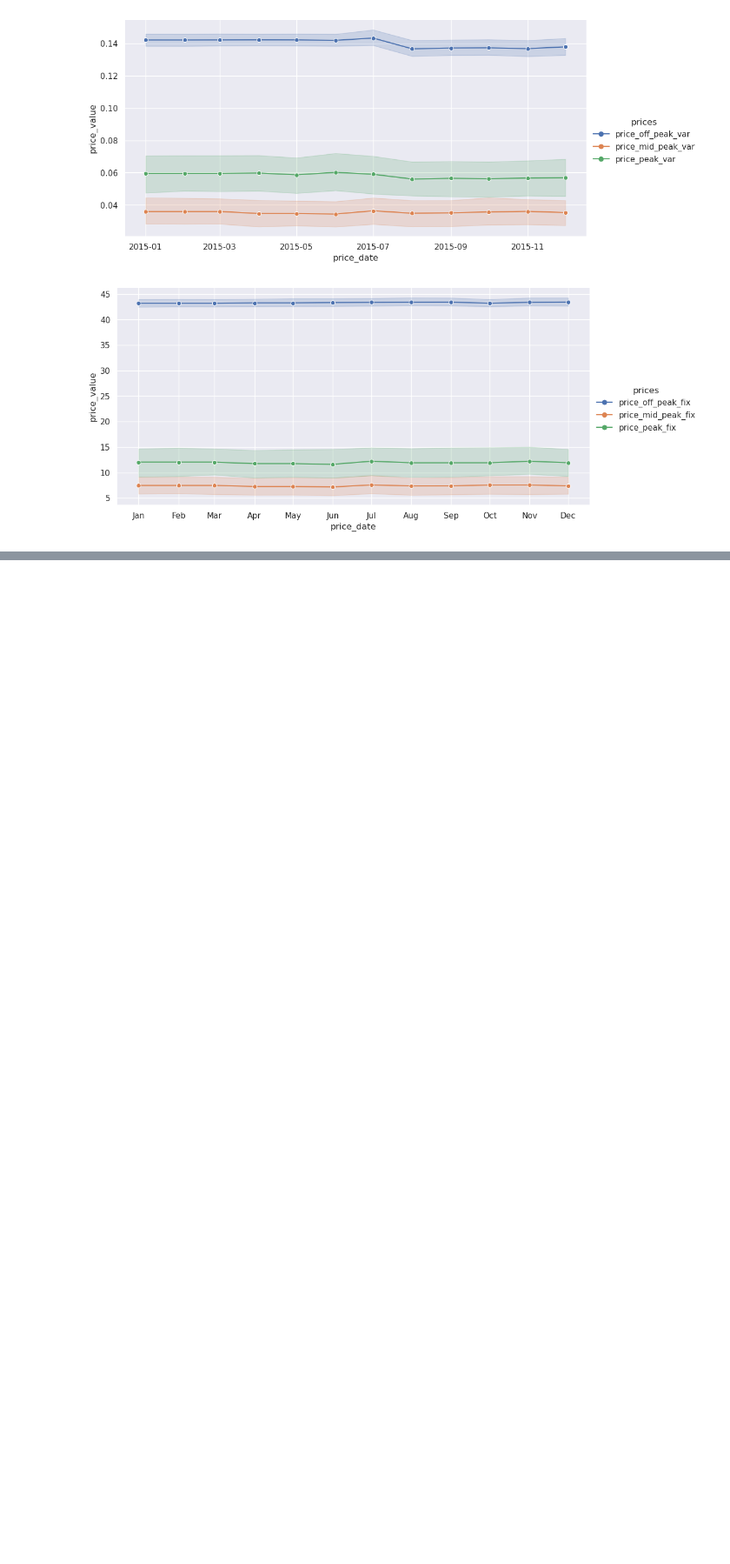
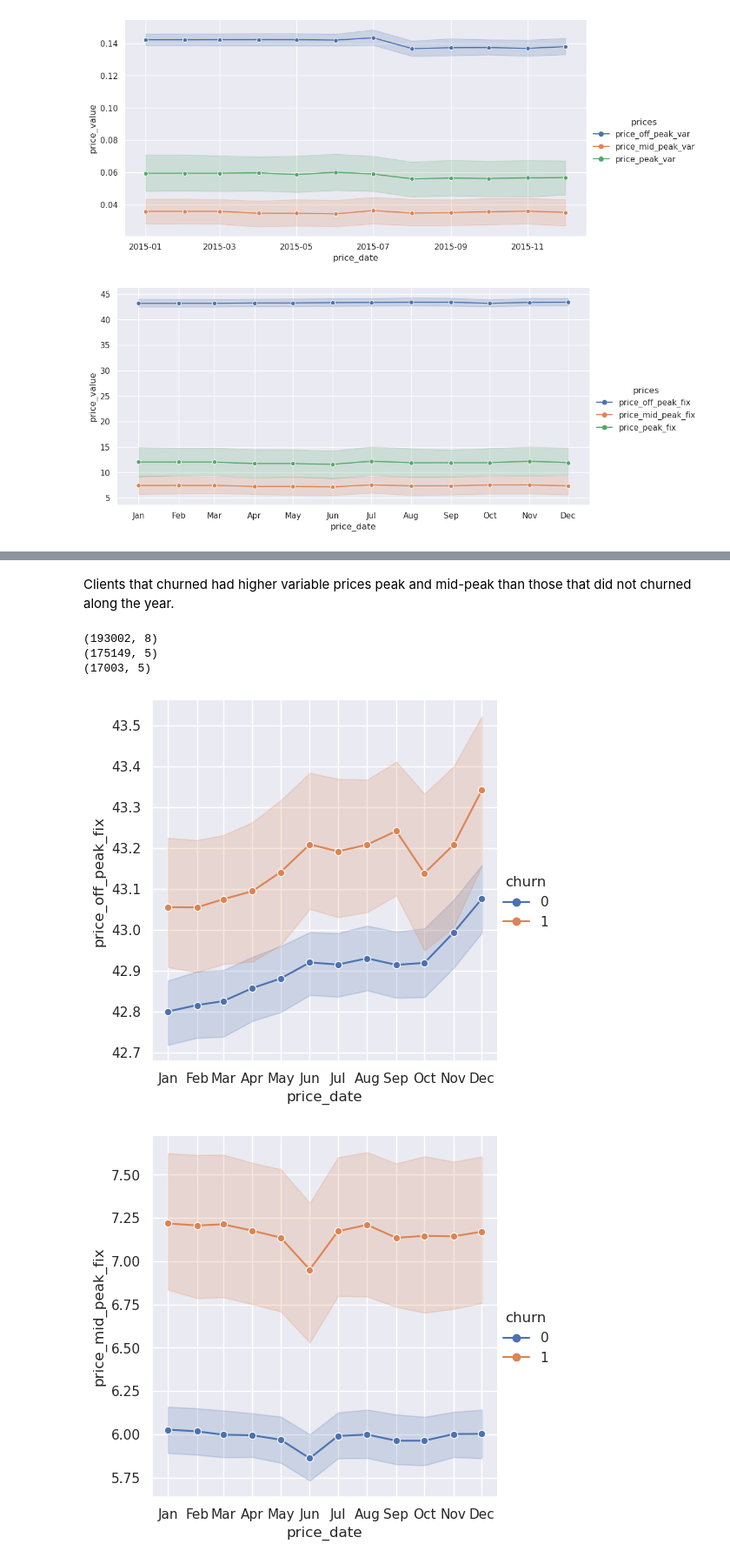
Before and after one commit to Ramon-PR/BCG-DataScience-The-Forage, a Jupyter notebook: nbs/Task2_Data_exploration.ipynb, the cells around one changed output, grey strips where cells are left out. Shown: that part at 87% size. Drawn from its saved outputs; the diff is of its cells as text; code cells hidden in the pictures; blank space fills up the shorter version.

```diff
--- a/nbs/Task2_Data_exploration.ipynb
+++ b/nbs/Task2_Data_exploration.ipynb
@@ -512,0 +569,36 @@ ax.xaxis.set_major_formatter(DateFormatter('%b')) # Use '%b' for abbreviated nam
+# %% [markdown]
+Clients that churned had higher variable prices peak and mid-peak than those that did not churned along the year.
+# %%
+var_or_fix = "fix"  # or "fix"
+plotting_vars = pl.col("price_date", f"price_off_peak_{var_or_fix}", f"price_mid_peak_{var_or_fix}", f"price_peak_{var_or_fix}")
+
+df_fix = price_df.join(client_df.select(pl.col(["id", "churn"])), how="inner", on="id").select(plotting_vars, "churn")
+
+df_fix_churn = df_fix.filter(pl.col("churn") == 1)
+df_fix_nochurn = df_fix.filter(pl.col("churn") == 0)
+
+print(price_df.shape)
+print(df_fix.shape)
+print(df_fix_churn.shape)
+# %% [output]
+(193002, 8)
+(175149, 5)
+(17003, 5)
+# %%
+sns.relplot(data=df_fix, x="price_date", y=f"price_off_peak_{var_or_fix}", hue="churn", kind="line", marker="o")
+ax = plt.gca()
+ax.xaxis.set_major_locator(MonthLocator(interval=1))
+ax.xaxis.set_major_formatter(DateFormatter('%b')) # Use '%b' for abbreviated names (e.g., Jan, Feb)
+
+sns.relplot(data=df_fix, x="price_date", y=f"price_mid_peak_{var_or_fix}", hue="churn", kind="line", marker="o")
+ax = plt.gca()
+ax.xaxis.set_major_locator(MonthLocator(interval=1))
+ax.xaxis.set_major_formatter(DateFormatter('%b')) # Use '%b' for abbreviated names (e.g., Jan, Feb)
+
+sns.relplot(data=df_fix, x="price_date", y=f"price_peak_{var_or_fix}", hue="churn", kind="line", marker="o")
+ax = plt.gca()
+ax.xaxis.set_major_locator(MonthLocator(interval=1))
+ax.xaxis.set_major_formatter(DateFormatter('%b')) # Use '%b' for abbreviated names (e.g., Jan, Feb)
+# %% [output]
+[figure, added]
+[figure, added]
```
Also changed, not shown: parts of 7 cells of this notebook.
